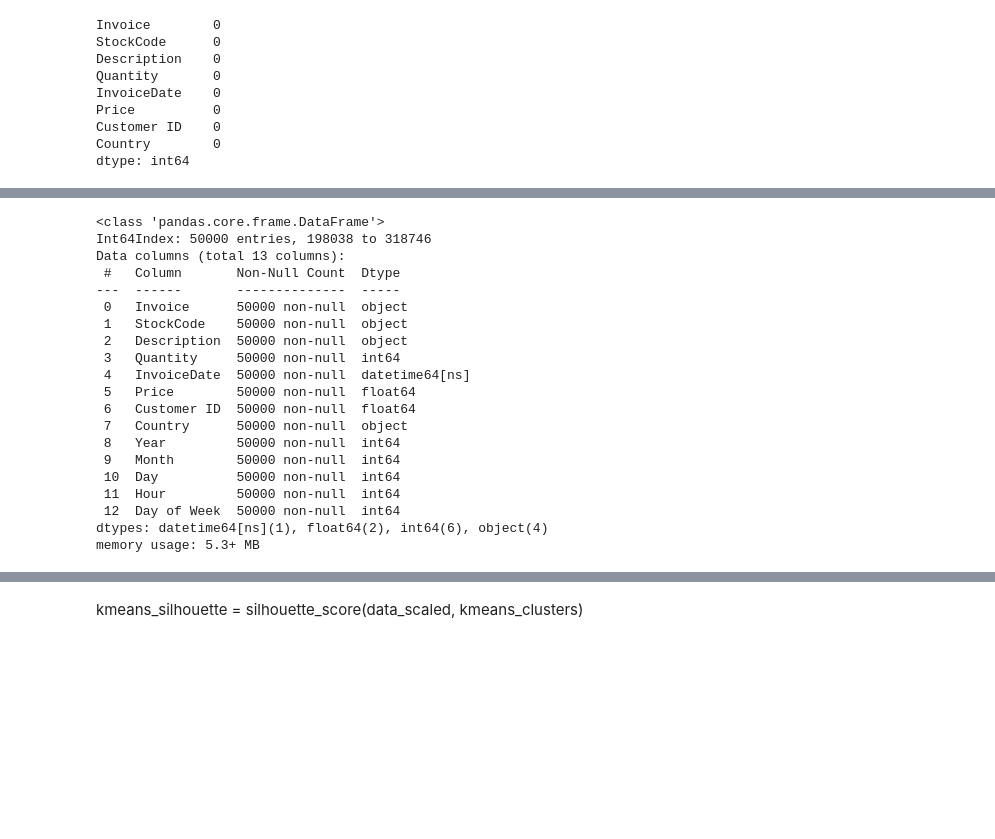
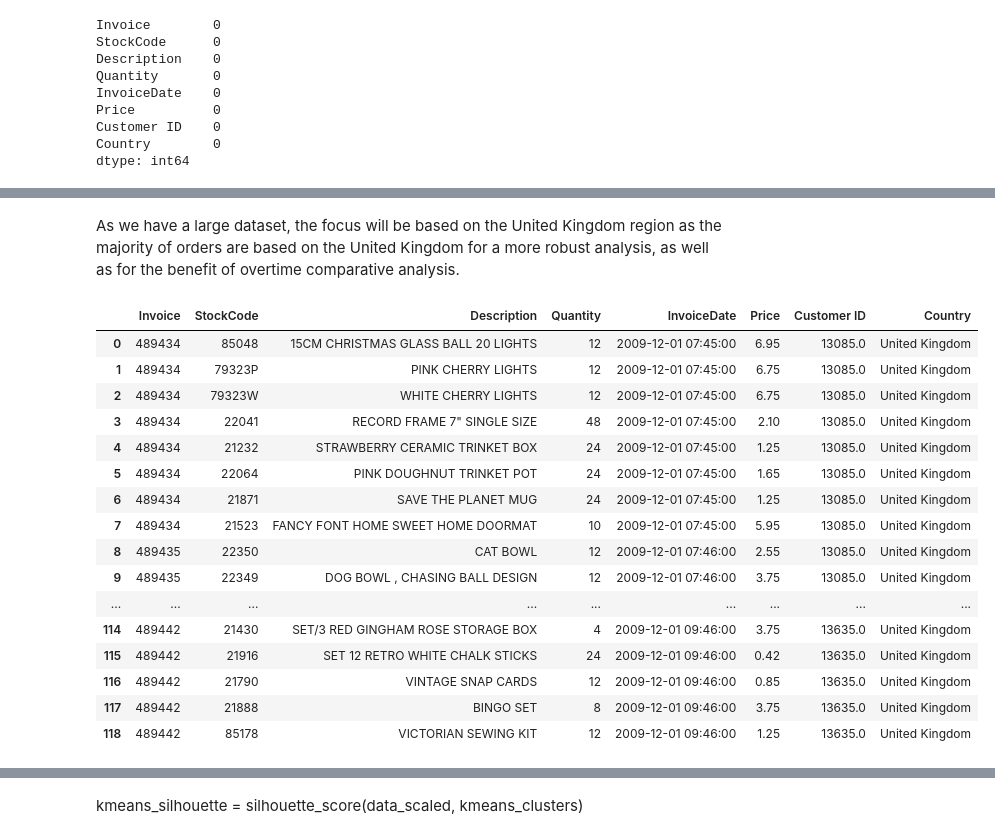
Before and after one commit to ashammar1/ML-for-Business, a Jupyter notebook: Alaa-Shammary-CA1-ML for Business.ipynb, the cells around one changed output, grey strips where cells are left out. Cells and saved outputs as stored; diff of their text form; code cells hidden in the pictures; blank space fills up the shorter version.

Commit message:
encoding dataset

```diff
--- a/Alaa-Shammary-CA1-ML for Business.ipynb
+++ b/Alaa-Shammary-CA1-ML for Business.ipynb
@@ -200,23 +136,24 @@ random_sample.head()
-# %%
-random_sample.info()
-# %% [output]
-<class 'pandas.core.frame.DataFrame'>
-Int64Index: 50000 entries, 198038 to 318746
-Data columns (total 13 columns):
- #   Column       Non-Null Count  Dtype
----  ------       --------------  -----
- 0   Invoice      50000 non-null  object
- 1   StockCode    50000 non-null  object
- 2   Description  50000 non-null  object
- 3   Quantity     50000 non-null  int64
- 4   InvoiceDate  50000 non-null  datetime64[ns]
- 5   Price        50000 non-null  float64
- 6   Customer ID  50000 non-null  float64
- 7   Country      50000 non-null  object
- 8   Year         50000 non-null  int64
- 9   Month        50000 non-null  int64
- 10  Day          50000 non-null  int64
- 11  Hour         50000 non-null  int64
- 12  Day of Week  50000 non-null  int64
-dtypes: datetime64[ns](1), float64(2), int64(6), object(4)
-memory usage: 5.3+ MB
+# %% [markdown]
+As we have a large dataset, the focus will be based on the United Kingdom region as the majority of orders are based on the United Kingdom for a more robust analysis, as well as for the benefit of overtime comparative analysis.
+# %%
+data_df = data_df[data_df['Country'] == 'United Kingdom']
+# %%
+data_df.head(100)
+# %% [output]
+|  | Invoice | StockCode | Description | Quantity | InvoiceDate | Price | Customer ID | Country |
+| 0 | 489434 | 85048 | 15CM CHRISTMAS GLASS BALL 20 LIGHTS | 12 | 2009-12-01 07:45:00 | 6.95 | 13085.0 | United Kingdom |
+| 1 | 489434 | 79323P | PINK CHERRY LIGHTS | 12 | 2009-12-01 07:45:00 | 6.75 | 13085.0 | United Kingdom |
+| 2 | 489434 | 79323W | WHITE CHERRY LIGHTS | 12 | 2009-12-01 07:45:00 | 6.75 | 13085.0 | United Kingdom |
+| 3 | 489434 | 22041 | RECORD FRAME 7" SINGLE SIZE | 48 | 2009-12-01 07:45:00 | 2.10 | 13085.0 | United Kingdom |
+| 4 | 489434 | 21232 | STRAWBERRY CERAMIC TRINKET BOX | 24 | 2009-12-01 07:45:00 | 1.25 | 13085.0 | United Kingdom |
+| 5 | 489434 | 22064 | PINK DOUGHNUT TRINKET POT | 24 | 2009-12-01 07:45:00 | 1.65 | 13085.0 | United Kingdom |
+| 6 | 489434 | 21871 | SAVE THE PLANET MUG | 24 | 2009-12-01 07:45:00 | 1.25 | 13085.0 | United Kingdom |
+| 7 | 489434 | 21523 | FANCY FONT HOME SWEET HOME DOORMAT | 10 | 2009-12-01 07:45:00 | 5.95 | 13085.0 | United Kingdom |
+| 8 | 489435 | 22350 | CAT BOWL | 12 | 2009-12-01 07:46:00 | 2.55 | 13085.0 | United Kingdom |
+| 9 | 489435 | 22349 | DOG BOWL , CHASING BALL DESIGN | 12 | 2009-12-01 07:46:00 | 3.75 | 13085.0 | United Kingdom |
+| ... | ... | ... | ... | ... | ... | ... | ... | ... |
+| 114 | 489442 | 21430 | SET/3 RED GINGHAM ROSE STORAGE BOX | 4 | 2009-12-01 09:46:00 | 3.75 | 13635.0 | United Kingdom |
+| 115 | 489442 | 21916 | SET 12 RETRO WHITE CHALK STICKS | 24 | 2009-12-01 09:46:00 | 0.42 | 13635.0 | United Kingdom |
+| 116 | 489442 | 21790 | VINTAGE SNAP CARDS | 12 | 2009-12-01 09:46:00 | 0.85 | 13635.0 | United Kingdom |
+| 117 | 489442 | 21888 | BINGO SET | 8 | 2009-12-01 09:46:00 | 3.75 | 13635.0 | United Kingdom |
+| 118 | 489442 | 85178 | VICTORIAN SEWING KIT | 12 | 2009-12-01 09:46:00 | 1.25 | 13635.0 | United Kingdom |
```
Also changed, not shown: parts of 68 cells of this notebook.
